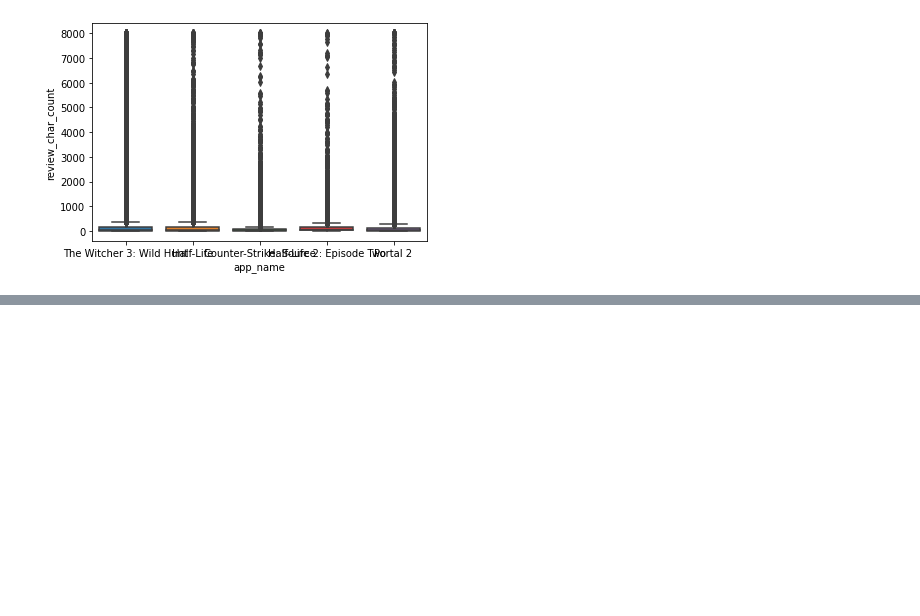
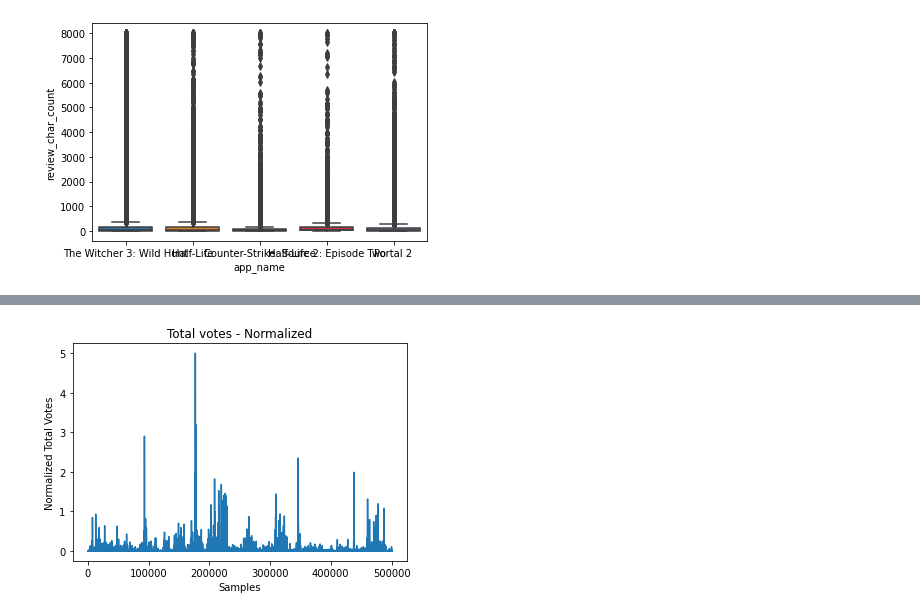
Before and after one commit to MiguelFerreira18/Steam_Review_MCHL, a Jupyter notebook: notebook.ipynb, the cells around one changed output, grey strips where cells are left out. Cells and saved outputs as stored; diff of their text form; code cells hidden in the pictures; blank space fills up the shorter version.

```diff
--- a/notebook.ipynb
+++ b/notebook.ipynb
@@ -124,0 +148,9 @@ See the caveats in the documentation: https://pandas.pydata.org/pandas-docs/stab
+# %%
+
+plt.plot(new_dt[['total_votes']].values)
+plt.title("Total votes - Normalized")
+plt.xlabel('Samples')
+plt.ylabel('Normalized Total Votes')
+plt.show()
+# %% [output]
+[figure, added]
```
Also changed, not shown: parts of 2 cells of this notebook, 1 other file.
